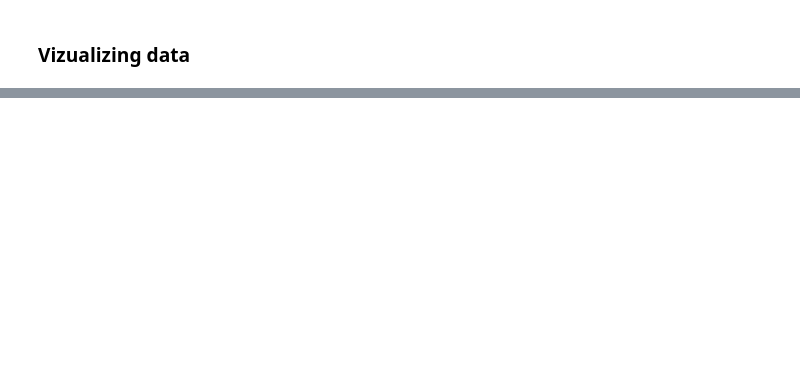
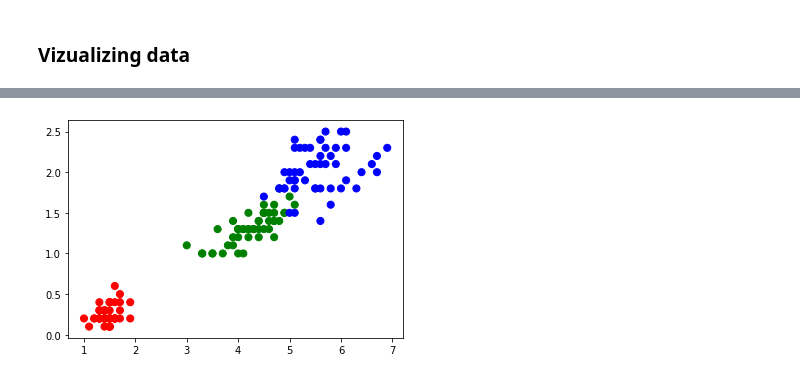
Before and after one commit to saiswaroop5225/Classification-of-flower-using-machine-learning, a Jupyter notebook: Machine Learning Project/classification of flower using machine learning.ipynb, the cells around one changed output, grey strips where cells are left out. Saved outputs shown, nothing was run; the diff lists cells and outputs as text; code cells hidden in the pictures; blank space fills up the shorter version.

```diff
--- a/Machine Learning Project/classification of flower using machine learning.ipynb
+++ b/Machine Learning Project/classification of flower using machine learning.ipynb
@@ -96,0 +189,2 @@ px.scatter_matrix(iris,color='Species',title='iris',dimensions=['SepalLength','S
+# %%
+Y=iris['Species']
@@ -96,0 +208,3 @@ px.scatter_matrix(iris,color='Species',title='iris',dimensions=['SepalLength','S
+# %%
+le=LabelEncoder()
+y=le.fit_transform(Y)
@@ -96,0 +452,5 @@ px.scatter_matrix(iris,color='Species',title='iris',dimensions=['SepalLength','S
+# %%
+colormap=np.array(['Red','green','blue'])
+fig=plt.scatter(iris['PetalLength'],iris['PetalWidth'],c=colormap[y],s=50)
+# %% [output]
+[figure, added]
```
Also changed, not shown: parts of 65 cells of this notebook.
